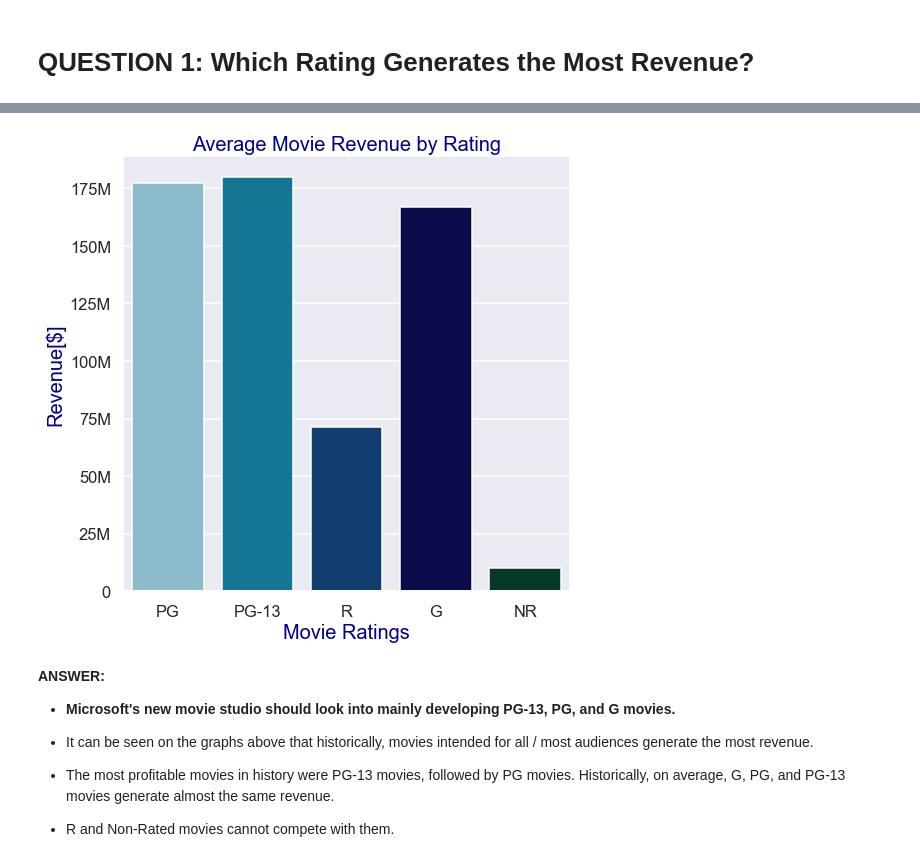
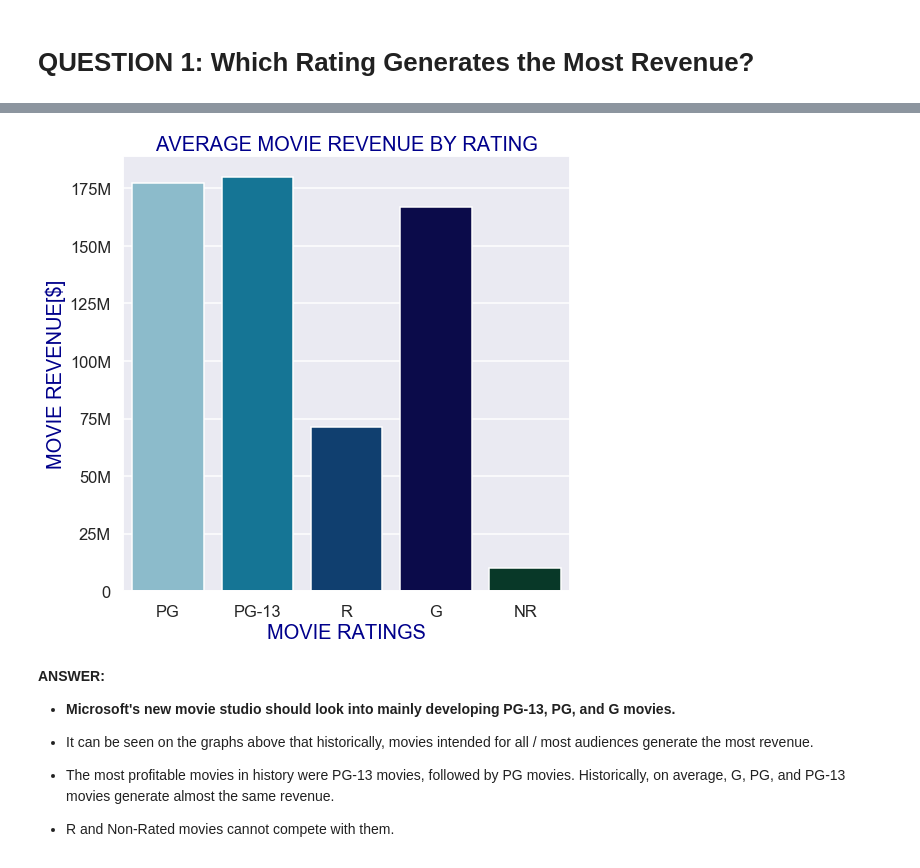
Before and after one commit to gabrieljarosi/dsc-mod-1-project-v2-1-onl01-dtsc-pt-041320, a Jupyter notebook: student.ipynb, the cells around one changed output, grey strips where cells are left out. Saved outputs shown, nothing was run; the diff lists cells and outputs as text; code cells hidden in the pictures.

```diff
--- a/student.ipynb
+++ b/student.ipynb
@@ -478,37 +478,37 @@ PG_mean_rev = round(PG_df['movie_revenue'].mean(),0)
 R_df = df[(df['rating'] == 'R')]
 R_mean_rev = round(R_df['movie_revenue'].mean(),0)
 G_df = df[(df['rating'] == 'G')]
 G_mean_rev = round(G_df['movie_revenue'].mean(),0)
 PG_13_df = df[(df['rating'] == 'PG-13')]
 PG_13_mean_rev = round(PG_13_df['movie_revenue'].mean(),0)
 NR_df = df[(df['rating'] == 'NR')]
 NR_mean_rev = round(NR_df['movie_revenue'].mean(),0)
 
 #CREATING A LIST TO GRAPH
 rating_list = ['PG','PG-13','R','G','NR']
 mean_rev_list = [PG_mean_rev,PG_13_mean_rev,R_mean_rev,G_mean_rev,NR_mean_rev]
 
 #GRAPHING AVERAGE MOVIE REVENUE BY RATING
 plt.figure(figsize = (8,8))
 sns.set_context('talk')
 
 #SETTING STYLE FOR FUTURE PLOTS
 sns.set_style('darkgrid')
 
 barplot = sns.barplot(x=rating_list,y=mean_rev_list,palette = ('ocean_r'))
 
-plt.title('Average Movie Revenue by Rating',y=1, fontsize=20, color = 'darkblue')
-plt.ylabel('Revenue[$]',fontsize = 20,color = 'darkblue')
-plt.xlabel('Movie Ratings',fontsize = 20,color = 'darkblue')
+plt.title('AVERAGE MOVIE REVENUE BY RATING',y=1, fontsize=20, color = 'darkblue')
+plt.ylabel('MOVIE REVENUE[$]',fontsize = 20,color = 'darkblue')
+plt.xlabel('MOVIE RATINGS',fontsize = 20,color = 'darkblue')
 
 
 
 ax = plt.gca()
 ax.yaxis.set_major_formatter(tick.FuncFormatter(reformat_large_tick_values))
 
 plt.show()
 # %% [output]
-[figure, old version]
+[figure, new version]
 # %% [markdown]
 **ANSWER:**
 - **Microsoft's new movie studio should look into mainly developing PG-13, PG, and G movies.**
```
Also changed, not shown: parts of 8 cells of this notebook, 12 other files.
